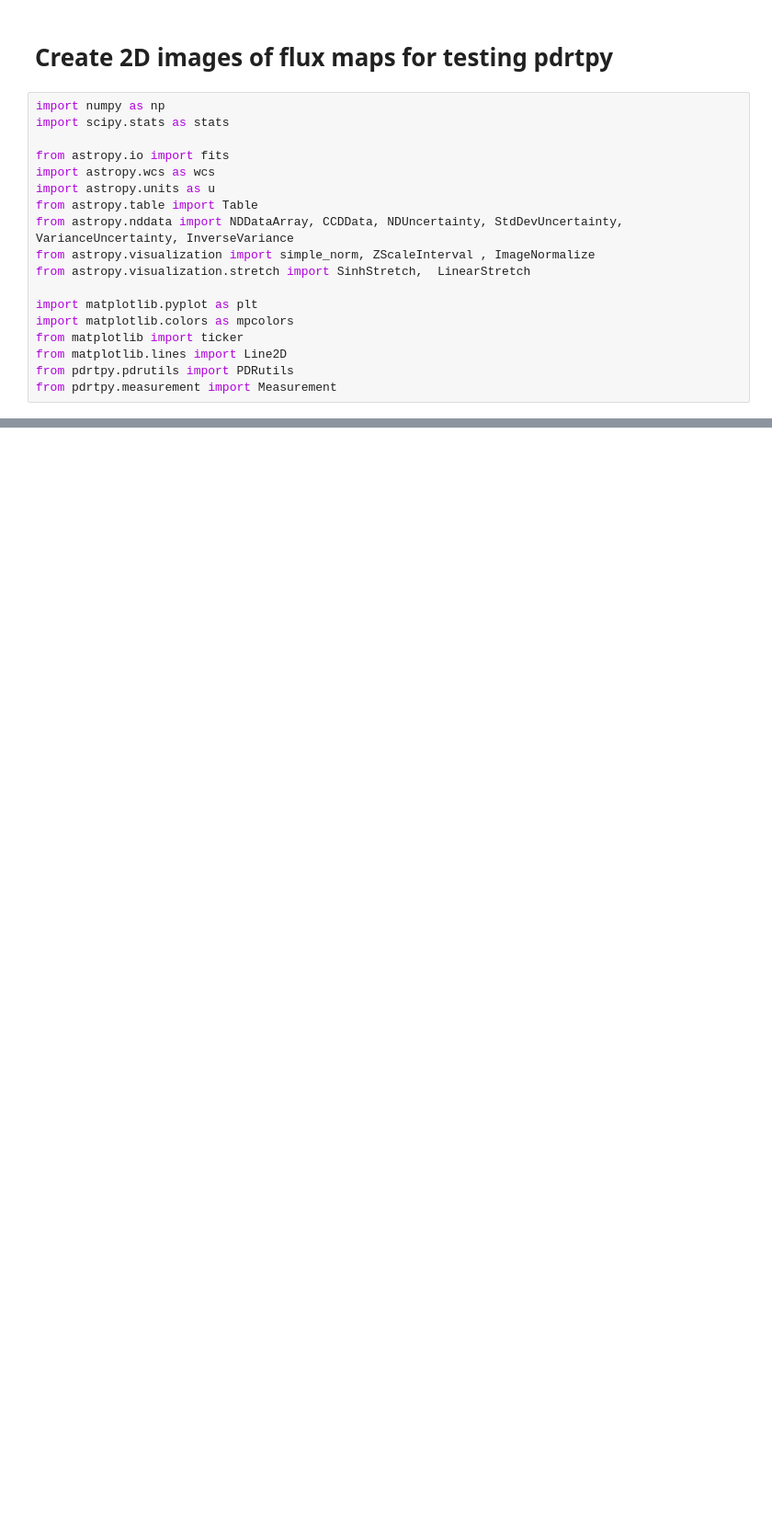
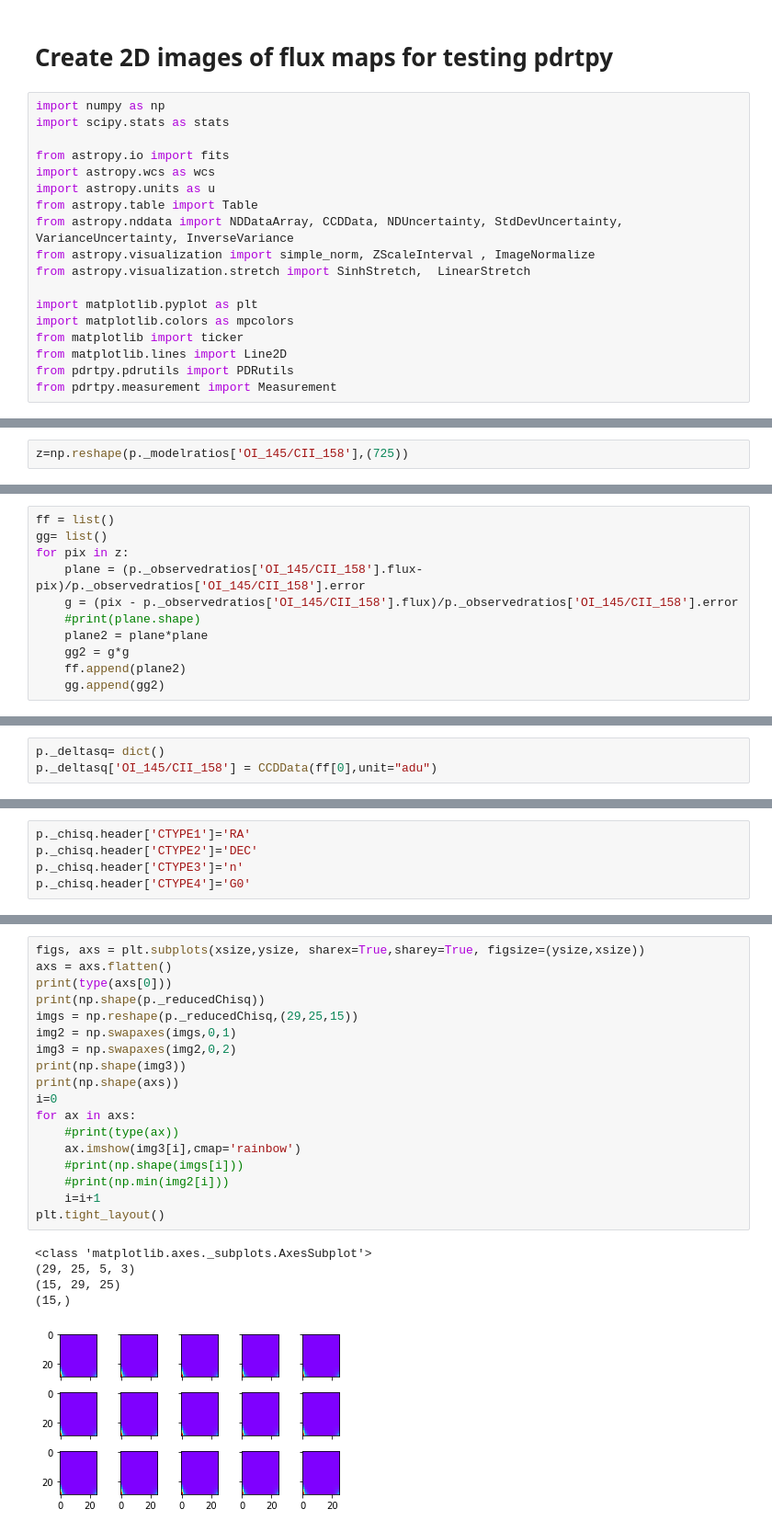
Before and after one commit to mpound/pdrttest, a Jupyter notebook: fakeobscreator.ipynb, the cells around one changed output, grey strips where cells are left out. Shown at 92% size. Drawn from its saved outputs; the diff is of its cells as text; blank space fills up the shorter version.

```diff
--- a/fakeobscreator.ipynb
+++ b/fakeobscreator.ipynb
@@ -65,0 +188,2 @@ No.    Name      Ver    Type      Cards   Dimensions   Format
+# %%
+z=np.reshape(p._modelratios['OI_145/CII_158'],(725))
@@ -65,0 +195,11 @@ No.    Name      Ver    Type      Cards   Dimensions   Format
+# %%
+ff = list()
+gg= list()
+for pix in z:
+    plane = (p._observedratios['OI_145/CII_158'].flux-pix)/p._observedratios['OI_145/CII_158'].error
+    g = (pix - p._observedratios['OI_145/CII_158'].flux)/p._observedratios['OI_145/CII_158'].error
+    #print(plane.shape)
+    plane2 = plane*plane
+    gg2 = g*g
+    ff.append(plane2)
+    gg.append(gg2)
@@ -65,0 +220,3 @@ No.    Name      Ver    Type      Cards   Dimensions   Format
+# %%
+p._deltasq= dict()
+p._deltasq['OI_145/CII_158'] = CCDData(ff[0],unit="adu")
@@ -65,0 +232,5 @@ No.    Name      Ver    Type      Cards   Dimensions   Format
+# %%
+p._chisq.header['CTYPE1']='RA'
+p._chisq.header['CTYPE2']='DEC'
+p._chisq.header['CTYPE3']='n'
+p._chisq.header['CTYPE4']='G0'
@@ -65,0 +257,24 @@ No.    Name      Ver    Type      Cards   Dimensions   Format
+# %%
+figs, axs = plt.subplots(xsize,ysize, sharex=True,sharey=True, figsize=(ysize,xsize))
+axs = axs.flatten()
+print(type(axs[0]))
+print(np.shape(p._reducedChisq))
+imgs = np.reshape(p._reducedChisq,(29,25,15))
+img2 = np.swapaxes(imgs,0,1)
+img3 = np.swapaxes(img2,0,2)
+print(np.shape(img3))
+print(np.shape(axs))
+i=0
+for ax in axs:
+    #print(type(ax))
+    ax.imshow(img3[i],cmap='rainbow')
+    #print(np.shape(imgs[i]))
+    #print(np.min(img2[i]))
+    i=i+1
+plt.tight_layout()
+# %% [output]
+<class 'matplotlib.axes._subplots.AxesSubplot'>
+(29, 25, 5, 3)
+(15, 29, 25)
+(15,)
+[figure, added]
```
Also changed, not shown: parts of 79 cells of this notebook, 3 other files.
